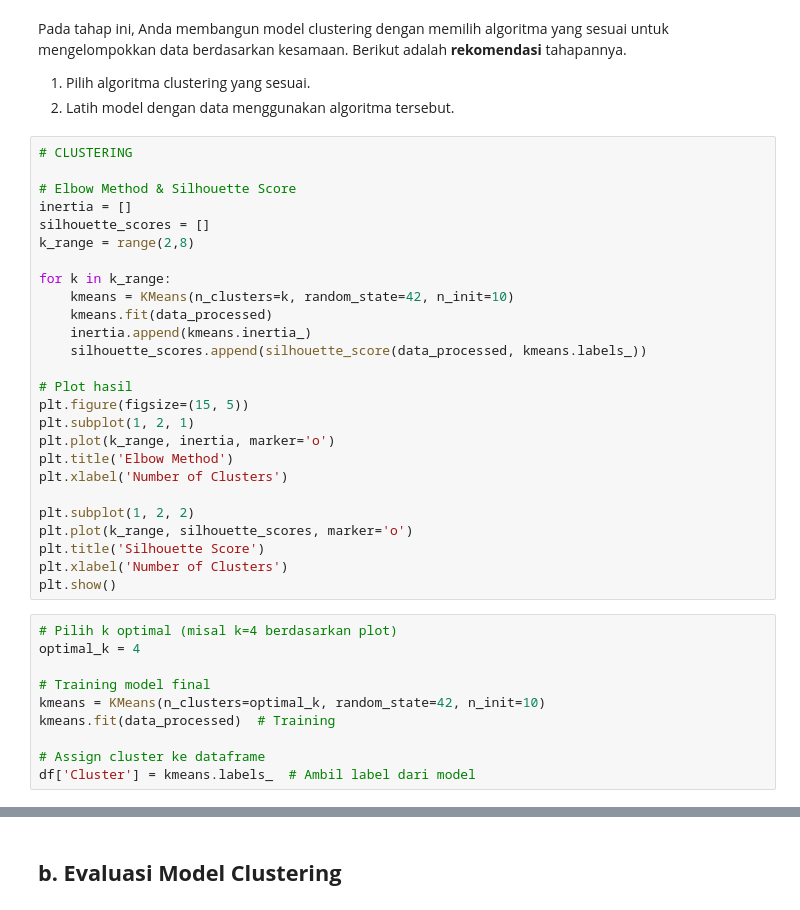
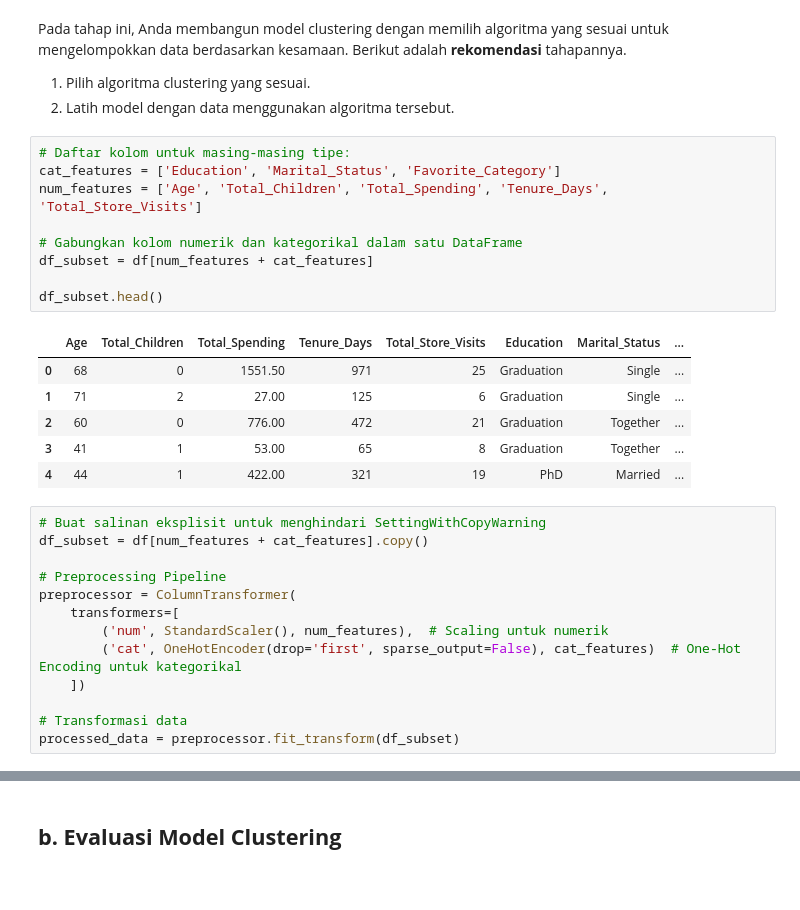
Before and after one commit to RifqiAnshariR/Dicoding-Submissions, a Jupyter notebook: Belajar Dasar Machine Learning/[Clustering]_Submission_Akhir_BMLP_Rifqi Anshari Rasyid.ipynb, the cells around one changed output, grey strips where cells are left out. Cells and saved outputs as stored; diff of their text form.

```diff
--- a/Belajar Dasar Machine Learning/[Clustering]_Submission_Akhir_BMLP_Rifqi Anshari Rasyid.ipynb
+++ b/Belajar Dasar Machine Learning/[Clustering]_Submission_Akhir_BMLP_Rifqi Anshari Rasyid.ipynb
@@ -463,39 +398,32 @@ data_scaled = preprocessor.fit_transform(df)
 Pada tahap ini, Anda membangun model clustering dengan memilih algoritma yang sesuai untuk mengelompokkan data berdasarkan kesamaan. Berikut adalah **rekomendasi** tahapannya.
 1. Pilih algoritma clustering yang sesuai.
 2. Latih model dengan data menggunakan algoritma tersebut.
-# %%
-# CLUSTERING
-
-# Elbow Method & Silhouette Score
-inertia = []
-silhouette_scores = []
-k_range = range(2,8)
-
-for k in k_range:
-    kmeans = KMeans(n_clusters=k, random_state=42, n_init=10)
-    kmeans.fit(data_processed)
-    inertia.append(kmeans.inertia_)
-    silhouette_scores.append(silhouette_score(data_processed, kmeans.labels_))
-
-# Plot hasil
-plt.figure(figsize=(15, 5))
-plt.subplot(1, 2, 1)
-plt.plot(k_range, inertia, marker='o')
-plt.title('Elbow Method')
-plt.xlabel('Number of Clusters')
-
-plt.subplot(1, 2, 2)
-plt.plot(k_range, silhouette_scores, marker='o')
-plt.title('Silhouette Score')
-plt.xlabel('Number of Clusters')
-plt.show()
-# %%
-# Pilih k optimal (misal k=4 berdasarkan plot)
-optimal_k = 4
-
-# Training model final
-kmeans = KMeans(n_clusters=optimal_k, random_state=42, n_init=10)
-kmeans.fit(data_processed)  # Training
-
-# Assign cluster ke dataframe
-df['Cluster'] = kmeans.labels_  # Ambil label dari model
+# %%
+# Daftar kolom untuk masing-masing tipe:
+cat_features = ['Education', 'Marital_Status', 'Favorite_Category']
+num_features = ['Age', 'Total_Children', 'Total_Spending', 'Tenure_Days', 'Total_Store_Visits']
+
+# Gabungkan kolom numerik dan kategorikal dalam satu DataFrame
+df_subset = df[num_features + cat_features]
+
+df_subset.head()
+# %% [output]
+|  | Age | Total_Children | Total_Spending | Tenure_Days | Total_Store_Visits | Education | Marital_Status | ... |
+| 0 | 68 | 0 | 1551.50 | 971 | 25 | Graduation | Single | ... |
+| 1 | 71 | 2 | 27.00 | 125 | 6 | Graduation | Single | ... |
+| 2 | 60 | 0 | 776.00 | 472 | 21 | Graduation | Together | ... |
+| 3 | 41 | 1 | 53.00 | 65 | 8 | Graduation | Together | ... |
+| 4 | 44 | 1 | 422.00 | 321 | 19 | PhD | Married | ... |
+# %%
+# Buat salinan eksplisit untuk menghindari SettingWithCopyWarning
+df_subset = df[num_features + cat_features].copy()
+
+# Preprocessing Pipeline
+preprocessor = ColumnTransformer(
+    transformers=[
+        ('num', StandardScaler(), num_features),  # Scaling untuk numerik
+        ('cat', OneHotEncoder(drop='first', sparse_output=False), cat_features)  # One-Hot Encoding untuk kategorikal
+    ])
+
+# Transformasi data
+processed_data = preprocessor.fit_transform(df_subset)
```
Also changed, not shown: parts of 27 cells of this notebook, 2 other files.
